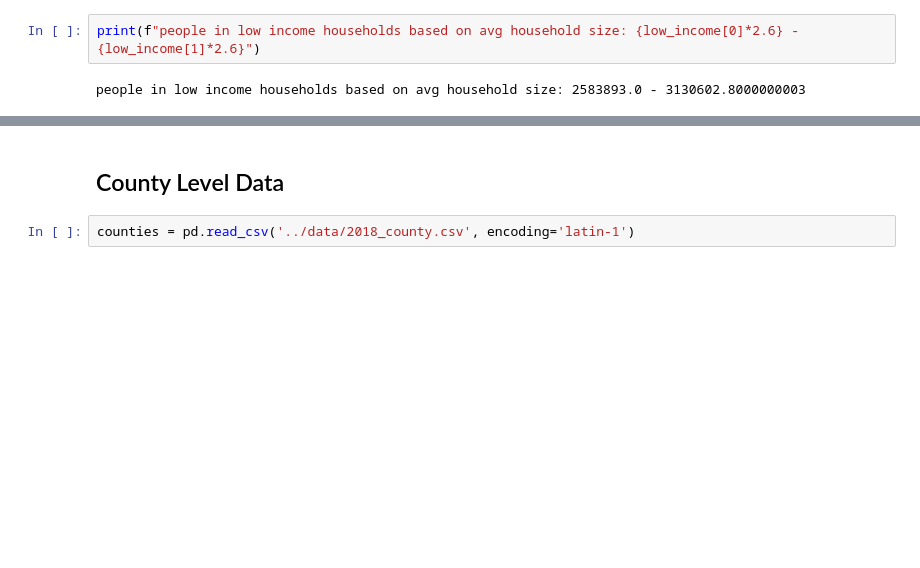
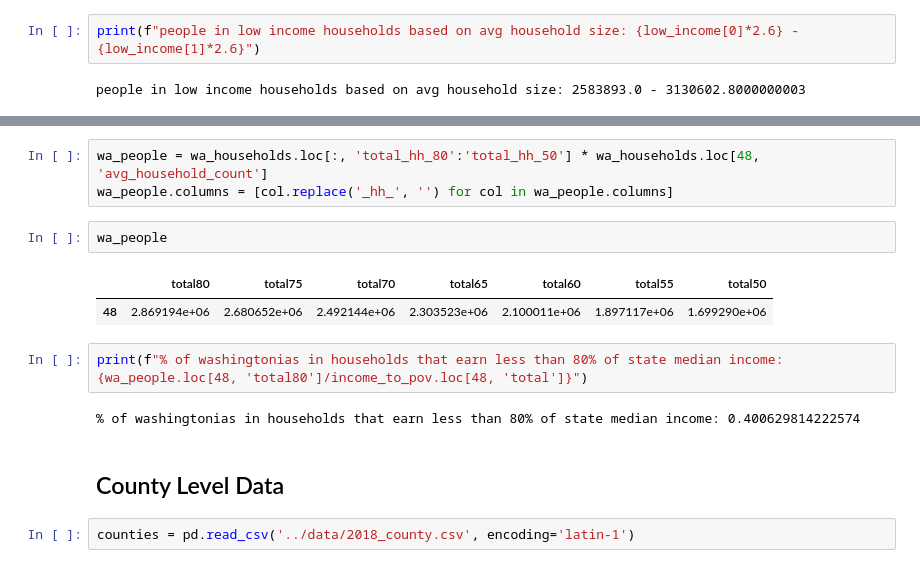
Before and after one commit to allisoncstafford/carbonWA, a Jupyter notebook: low_income.ipynb, the cells around one changed output, grey strips where cells are left out. Cells and saved outputs as stored; diff of their text form; blank space fills up the shorter version.

```diff
--- a/low_income.ipynb
+++ b/low_income.ipynb
@@ -126,3 +182,15 @@ people in low income households based on avg household size: 2583893.0 - 3130602
+# %%
+wa_people = wa_households.loc[:, 'total_hh_80':'total_hh_50'] * wa_households.loc[48, 'avg_household_count']
+wa_people.columns = [col.replace('_hh_', '') for col in wa_people.columns]
+# %%
+wa_people
+# %% [output]
+|  | total80 | total75 | total70 | total65 | total60 | total55 | total50 |
+| 48 | 2.869194e+06 | 2.680652e+06 | 2.492144e+06 | 2.303523e+06 | 2.100011e+06 | 1.897117e+06 | 1.699290e+06 |
+# %%
+print(f"% of washingtonias in households that earn less than 80% of state median income: {wa_people.loc[48, 'total80']/income_to_pov.loc[48, 'total']}")
+# %% [output]
+% of washingtonias in households that earn less than 80% of state median income: 0.400629814222574
 # %% [markdown]
 ## County Level Data
 # %%
```
Also changed, not shown: parts of 19 cells of this notebook.
